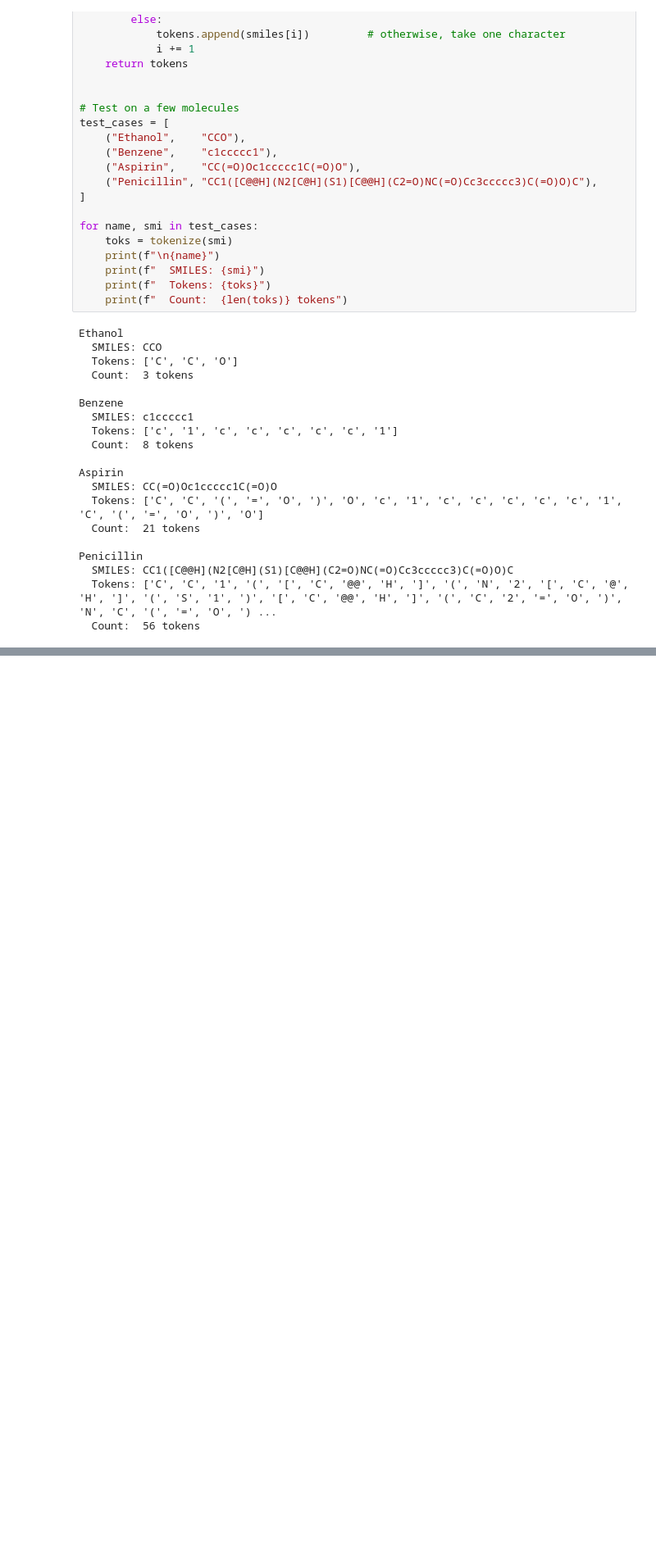
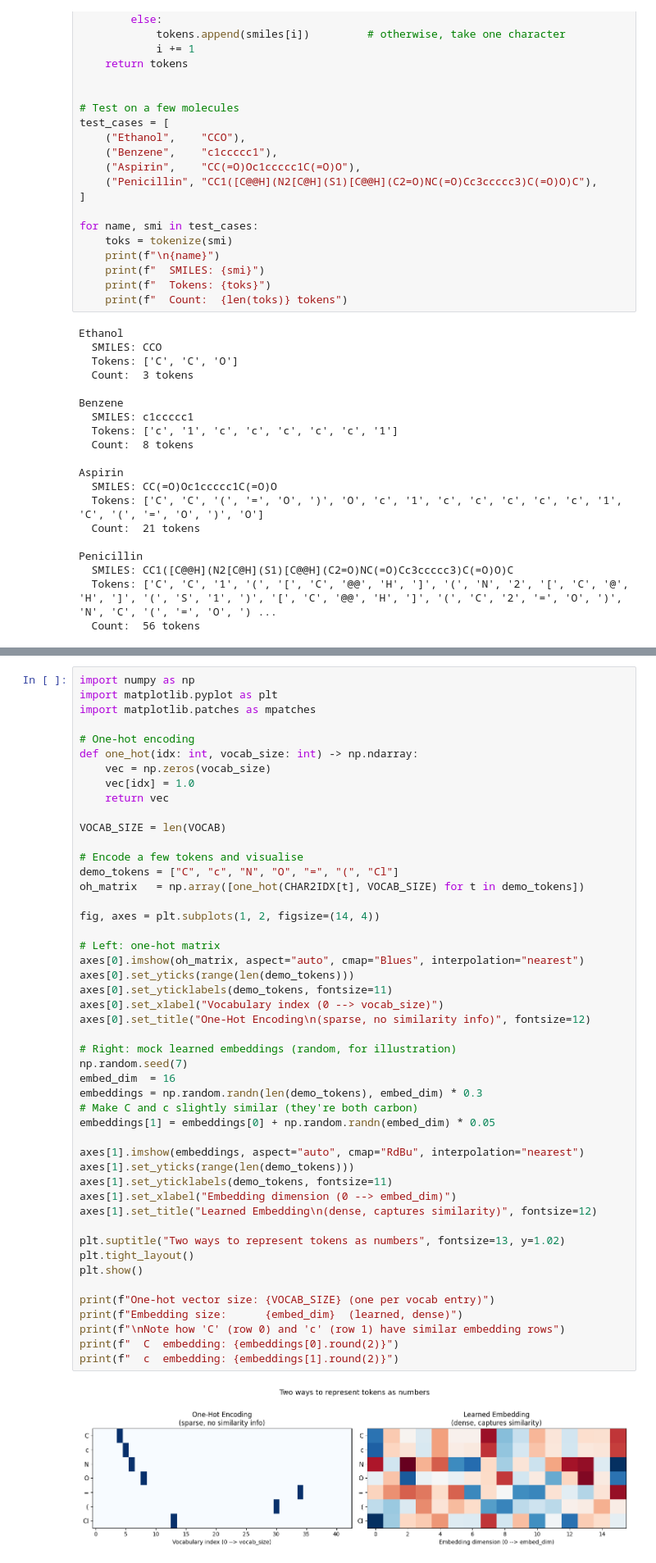
Before and after one commit to rwilfong/cheminformatics-notebooks, a Jupyter notebook: 01_smiles_strings.ipynb, the cells around one changed output, grey strips where cells are left out. Shown at 82% size. Saved outputs shown, nothing was run; the diff lists cells and outputs as text; blank space fills up the shorter version.

```diff
--- a/01_smiles_strings.ipynb
+++ b/01_smiles_strings.ipynb
@@ -154,0 +310,50 @@ Penicillin
+# %%
+import numpy as np
+import matplotlib.pyplot as plt
+import matplotlib.patches as mpatches
+
+# One-hot encoding
+def one_hot(idx: int, vocab_size: int) -> np.ndarray:
+    vec = np.zeros(vocab_size)
+    vec[idx] = 1.0
+    return vec
+
+VOCAB_SIZE = len(VOCAB)
+
+# Encode a few tokens and visualise
+demo_tokens = ["C", "c", "N", "O", "=", "(", "Cl"]
+oh_matrix   = np.array([one_hot(CHAR2IDX[t], VOCAB_SIZE) for t in demo_tokens])
+
+fig, axes = plt.subplots(1, 2, figsize=(14, 4))
+
+# Left: one-hot matrix
+axes[0].imshow(oh_matrix, aspect="auto", cmap="Blues", interpolation="nearest")
+axes[0].set_yticks(range(len(demo_tokens)))
+axes[0].set_yticklabels(demo_tokens, fontsize=11)
+axes[0].set_xlabel("Vocabulary index (0 --> vocab_size)")
+axes[0].set_title("One-Hot Encoding\n(sparse, no similarity info)", fontsize=12)
+
+# Right: mock learned embeddings (random, for illustration)
+np.random.seed(7)
+embed_dim  = 16
+embeddings = np.random.randn(len(demo_tokens), embed_dim) * 0.3
+# Make C and c slightly similar (they're both carbon)
+embeddings[1] = embeddings[0] + np.random.randn(embed_dim) * 0.05
+
+axes[1].imshow(embeddings, aspect="auto", cmap="RdBu", interpolation="nearest")
+axes[1].set_yticks(range(len(demo_tokens)))
+axes[1].set_yticklabels(demo_tokens, fontsize=11)
+axes[1].set_xlabel("Embedding dimension (0 --> embed_dim)")
+axes[1].set_title("Learned Embedding\n(dense, captures similarity)", fontsize=12)
+
+plt.suptitle("Two ways to represent tokens as numbers", fontsize=13, y=1.02)
+plt.tight_layout()
+plt.show()
+
+print(f"One-hot vector size: {VOCAB_SIZE} (one per vocab entry)")
+print(f"Embedding size:      {embed_dim}  (learned, dense)")
+print(f"\nNote how 'C' (row 0) and 'c' (row 1) have similar embedding rows")
+print(f"  C  embedding: {embeddings[0].round(2)}")
+print(f"  c  embedding: {embeddings[1].round(2)}")
+# %% [output]
+[figure, added]
```
Also changed, not shown: parts of 10 cells of this notebook.
